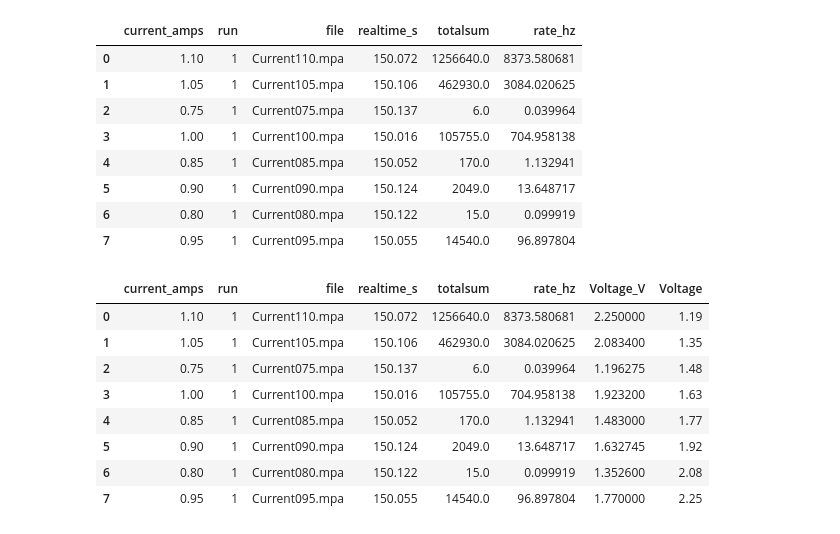
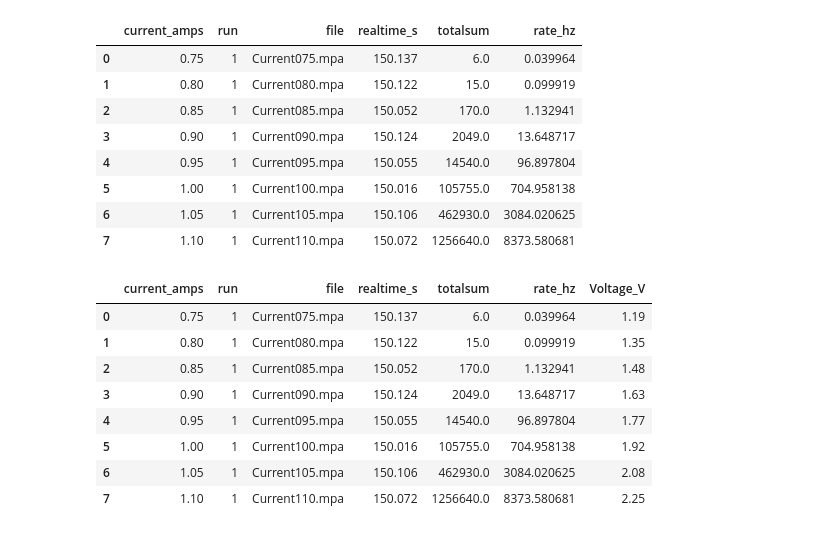
Before and after one commit to tj-griffiths/PCB_RFQ, a Jupyter notebook: CountvCurrent.ipynb, the cells around one changed output. Drawn from its saved outputs; the diff is of its cells as text; code cells hidden in the pictures.

```diff
--- a/CountvCurrent.ipynb
+++ b/CountvCurrent.ipynb
@@ -56,36 +56,37 @@ for filepath in glob.glob(os.path.join(data_folder, "Current*.mpa")):
         "totalsum": totalsum,
         "rate_hz": rate
     })
-current_pd = pd.DataFrame(rows, )
+current_pd = pd.DataFrame(rows)
+current_pd = current_pd.sort_values(by=["current_amps"]).reset_index(drop=True)
 current_pd
 # %% [output]
 |  | current_amps | run | file | realtime_s | totalsum | rate_hz |
-| 0 | 1.10 | 1 | Current110.mpa | 150.072 | 1256640.0 | 8373.580681 |
-| 1 | 1.05 | 1 | Current105.mpa | 150.106 | 462930.0 | 3084.020625 |
-| 2 | 0.75 | 1 | Current075.mpa | 150.137 | 6.0 | 0.039964 |
-| 3 | 1.00 | 1 | Current100.mpa | 150.016 | 105755.0 | 704.958138 |
-| 4 | 0.85 | 1 | Current085.mpa | 150.052 | 170.0 | 1.132941 |
-| 5 | 0.90 | 1 | Current090.mpa | 150.124 | 2049.0 | 13.648717 |
-| 6 | 0.80 | 1 | Current080.mpa | 150.122 | 15.0 | 0.099919 |
-| 7 | 0.95 | 1 | Current095.mpa | 150.055 | 14540.0 | 96.897804 |
+| 0 | 0.75 | 1 | Current075.mpa | 150.137 | 6.0 | 0.039964 |
+| 1 | 0.80 | 1 | Current080.mpa | 150.122 | 15.0 | 0.099919 |
+| 2 | 0.85 | 1 | Current085.mpa | 150.052 | 170.0 | 1.132941 |
+| 3 | 0.90 | 1 | Current090.mpa | 150.124 | 2049.0 | 13.648717 |
+| 4 | 0.95 | 1 | Current095.mpa | 150.055 | 14540.0 | 96.897804 |
+| 5 | 1.00 | 1 | Current100.mpa | 150.016 | 105755.0 | 704.958138 |
+| 6 | 1.05 | 1 | Current105.mpa | 150.106 | 462930.0 | 3084.020625 |
+| 7 | 1.10 | 1 | Current110.mpa | 150.072 | 1256640.0 | 8373.580681 |
 # %%
 # Test taken at 2000 V Detector Bias, -7mV Threshold - 06/30/26
 # Take points ~ [0.75, 0.8, 0.85, 0.9, 0.95, 1.0, 1.05, 1.1, 1.15, 1.2, 1.25, 1.3, 1.35, 1.4, 1.45, 1.5] A
 
 Voltage = [1.19, 1.35, 1.48, 1.63, 1.77, 1.92, 2.08, 2.25] # V
-Current = [0.748, 0.799, 0.849, 0.899, 0.950, 0.999, 1.049, 1.099] # Amp
+#Current = [0.748, 0.799, 0.849, 0.899, 0.950, 0.999, 1.049, 1.099] # Amp
 Aperture_Current = [] #nA
 
 # Add a column to the DataFrame for Voltage corresponding to the Current
-current_pd['Voltage_V'] = np.interp(current_pd['current_amps'], Current, Voltage)
+current_pd['Voltage_V'] = Voltage
 current_pd
 # %% [output]
-|  | current_amps | run | file | realtime_s | totalsum | rate_hz | Voltage_V | Voltage |
-| 0 | 1.10 | 1 | Current110.mpa | 150.072 | 1256640.0 | 8373.580681 | 2.250000 | 1.19 |
-| 1 | 1.05 | 1 | Current105.mpa | 150.106 | 462930.0 | 3084.020625 | 2.083400 | 1.35 |
-| 2 | 0.75 | 1 | Current075.mpa | 150.137 | 6.0 | 0.039964 | 1.196275 | 1.48 |
-| 3 | 1.00 | 1 | Current100.mpa | 150.016 | 105755.0 | 704.958138 | 1.923200 | 1.63 |
-| 4 | 0.85 | 1 | Current085.mpa | 150.052 | 170.0 | 1.132941 | 1.483000 | 1.77 |
-| 5 | 0.90 | 1 | Current090.mpa | 150.124 | 2049.0 | 13.648717 | 1.632745 | 1.92 |
-| 6 | 0.80 | 1 | Current080.mpa | 150.122 | 15.0 | 0.099919 | 1.352600 | 2.08 |
-| 7 | 0.95 | 1 | Current095.mpa | 150.055 | 14540.0 | 96.897804 | 1.770000 | 2.25 |
+|  | current_amps | run | file | realtime_s | totalsum | rate_hz | Voltage_V |
+| 0 | 0.75 | 1 | Current075.mpa | 150.137 | 6.0 | 0.039964 | 1.19 |
+| 1 | 0.80 | 1 | Current080.mpa | 150.122 | 15.0 | 0.099919 | 1.35 |
+| 2 | 0.85 | 1 | Current085.mpa | 150.052 | 170.0 | 1.132941 | 1.48 |
+| 3 | 0.90 | 1 | Current090.mpa | 150.124 | 2049.0 | 13.648717 | 1.63 |
+| 4 | 0.95 | 1 | Current095.mpa | 150.055 | 14540.0 | 96.897804 | 1.77 |
+| 5 | 1.00 | 1 | Current100.mpa | 150.016 | 105755.0 | 704.958138 | 1.92 |
+| 6 | 1.05 | 1 | Current105.mpa | 150.106 | 462930.0 | 3084.020625 | 2.08 |
+| 7 | 1.10 | 1 | Current110.mpa | 150.072 | 1256640.0 | 8373.580681 | 2.25 |
```
Also changed, not shown: parts of 3 cells of this notebook, 46 other files.
